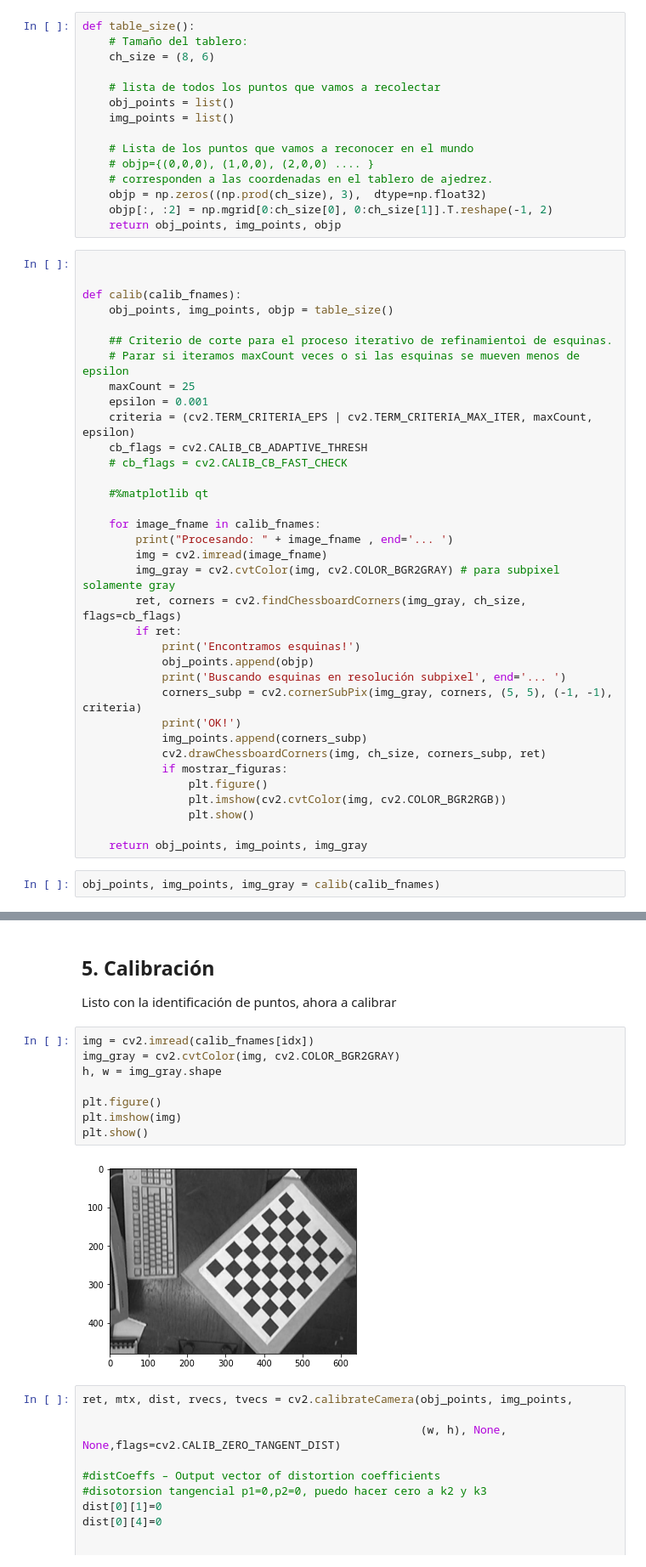
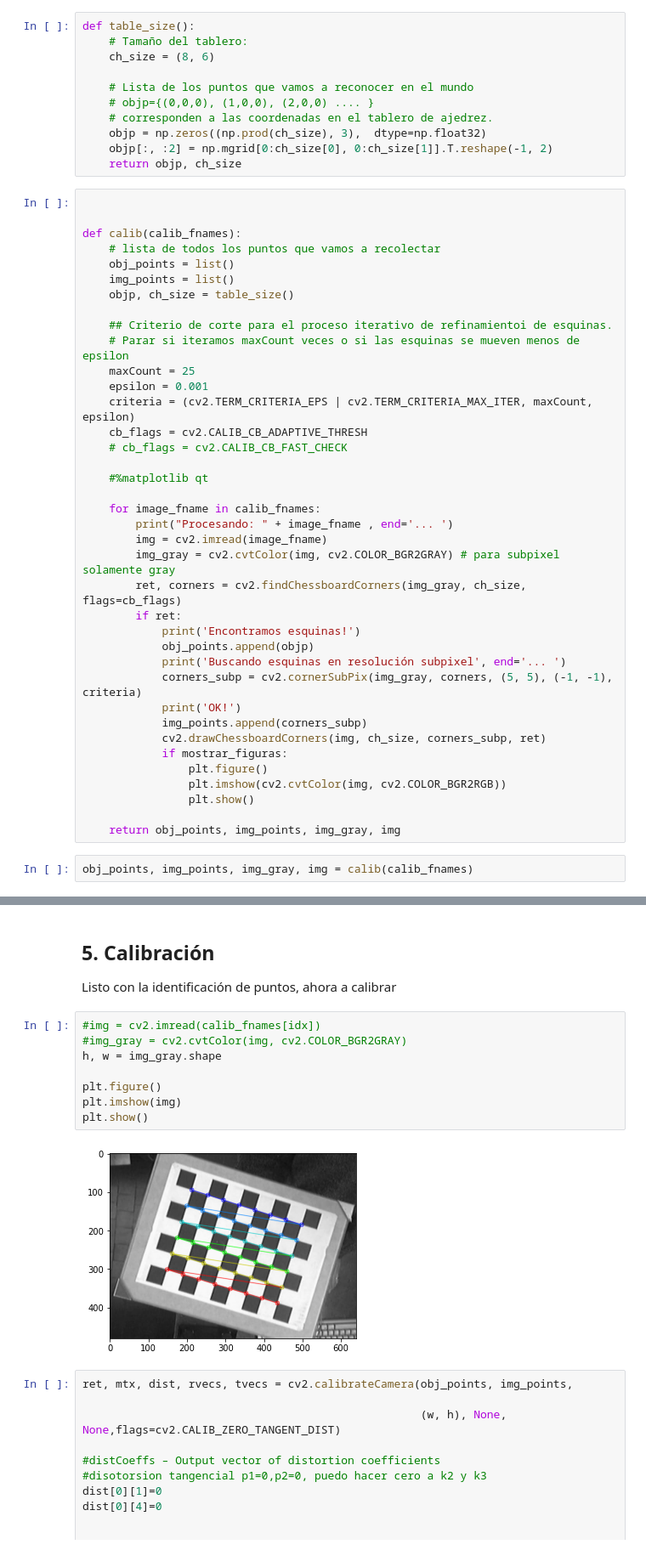
Before and after one commit to Elianagam/fundamentos_robotica_final, a Jupyter notebook: 1-calibracion.ipynb, the cells around one changed output, grey strips where cells are left out. Shown: that part at 85% size. Saved outputs shown, nothing was run; the diff lists cells and outputs as text.

```diff
--- a/1-calibracion.ipynb
+++ b/1-calibracion.ipynb
@@ -63,22 +63,21 @@ idx = 3
 def table_size():
     # Tamaño del tablero:
     ch_size = (8, 6)
-
-    # lista de todos los puntos que vamos a recolectar
-    obj_points = list()
-    img_points = list()
 
     # Lista de los puntos que vamos a reconocer en el mundo
     # objp={(0,0,0), (1,0,0), (2,0,0) .... }
     # corresponden a las coordenadas en el tablero de ajedrez.
     objp = np.zeros((np.prod(ch_size), 3),  dtype=np.float32)
     objp[:, :2] = np.mgrid[0:ch_size[0], 0:ch_size[1]].T.reshape(-1, 2)
-    return obj_points, img_points, objp
+    return objp, ch_size
 # %%
 
 
 def calib(calib_fnames):
-    obj_points, img_points, objp = table_size()
+    # lista de todos los puntos que vamos a recolectar
+    obj_points = list()
+    img_points = list()
+    objp, ch_size = table_size()
 
     ## Criterio de corte para el proceso iterativo de refinamientoi de esquinas.
     # Parar si iteramos maxCount veces o si las esquinas se mueven menos de epsilon
@@ -108,9 +107,9 @@ def calib(calib_fnames):
                 plt.imshow(cv2.cvtColor(img, cv2.COLOR_BGR2RGB))
                 plt.show()
 
-    return obj_points, img_points, img_gray
+    return obj_points, img_points, img_gray, img
 # %%
-obj_points, img_points, img_gray = calib(calib_fnames)
+obj_points, img_points, img_gray, img = calib(calib_fnames)
 # %% [output]
 Procesando: ./imagenes_tp/img_cal_set1/img_cal1.png... Encontramos esquinas!
 Buscando esquinas en resolución subpixel... OK!
@@ -133,15 +132,15 @@ Buscando esquinas en resolución subpixel... OK!
 ## 5. Calibración
 Listo con la identificación de puntos, ahora a calibrar
 # %%
-img = cv2.imread(calib_fnames[idx])
-img_gray = cv2.cvtColor(img, cv2.COLOR_BGR2GRAY)
+#img = cv2.imread(calib_fnames[idx])
+#img_gray = cv2.cvtColor(img, cv2.COLOR_BGR2GRAY)
 h, w = img_gray.shape
 
 plt.figure()
 plt.imshow(img)
 plt.show()
 # %% [output]
-[figure, old version]
+[figure, new version]
 # %%
 ret, mtx, dist, rvecs, tvecs = cv2.calibrateCamera(obj_points, img_points,
 
```
Also changed, not shown: parts of 8 cells of this notebook, 1 other file.
